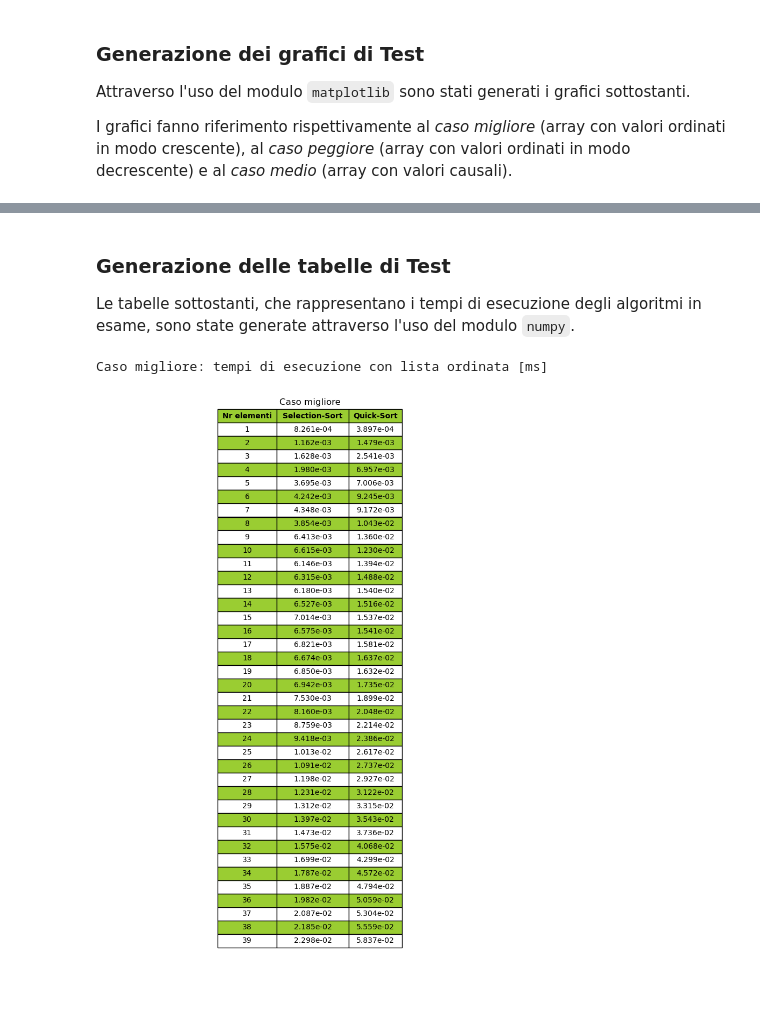
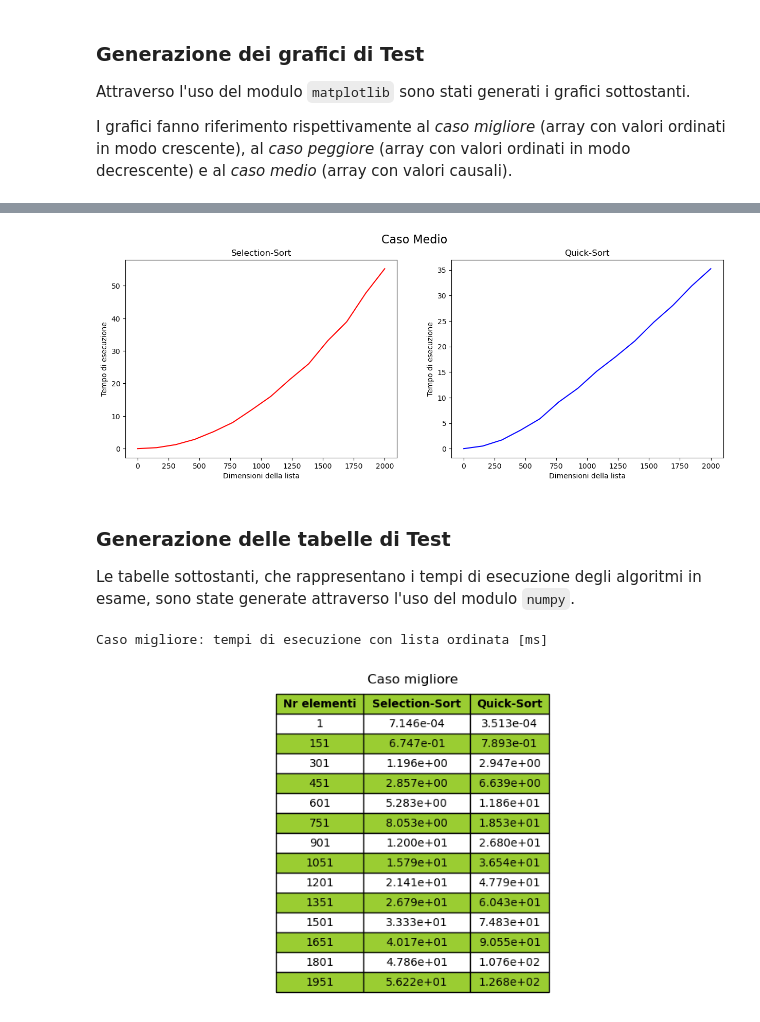
Before and after one commit to francescasani4/LabAlgoritmi_FrancescaSani, a Jupyter notebook: LaboratorioDiAlgoritmi/RelazioneEs2_FrancescaSani.ipynb, the cells around one changed output, grey strips where cells are left out. Cells and saved outputs as stored; diff of their text form; code cells hidden in the pictures; blank space fills up the shorter version.

```diff
--- a/LaboratorioDiAlgoritmi/RelazioneEs2_FrancescaSani.ipynb
+++ b/LaboratorioDiAlgoritmi/RelazioneEs2_FrancescaSani.ipynb
@@ -274,7 +275,7 @@ print("Eseguito")
 Eseguito
 # %%
 # Caso peggiore
-for i in range(1, n):
+for i in range(1, n, j):
     arrayTestS = reversedArray(i)
     arrayTestQ = arrayTestS
 
@@ -287,7 +288,7 @@ print("Eseguito")
 Eseguito
 # %%
 # Caso medio
-for i in range(1, n):
+for i in range(1, n, j):
     arrayTestS = randomArray(i)
     arrayTestQ = arrayTestS
 
@@ -299,11 +300,3 @@ for i in range(1, n):
 print("Eseguito")
 # %% [output]
 Eseguito
-# %%
-# Quick-Sort randomized caso medio
-for i in range(1, n):
-    arrayTestQ = randomArray(i)
-
-    quickSortRandomized.append(measureTime(randomizedQuickSort, arrayTestQ))
-
-print("Eseguito")
@@ -311,0 +303,8 @@ Eseguito
+# %%
+# Quick-Sort randomized caso medio
+for i in range(1, n, j):
+    arrayTestQ = randomArray(i)
+
+    quickSortRandomized.append(measureTime(randomizedQuickSort, arrayTestQ))
+
+print("Eseguito")
@@ -355,3 +352,7 @@ tracePlots(selcetionSortAverage, quickSortRandomized, "Caso Medio")
+# %%
+tracePlots(selcetionSortAverage, quickSortRandomized, "Caso Medio")
+# %% [output]
+[figure, added]
 # %% [markdown]
 ### Generazione delle tabelle di Test <a id="tabelleTest">
 
@@ -362,32 +363,32 @@ Le tabelle sottostanti, che rappresentano i tempi di esecuzione degli algoritmi
 # formattati in notazione scientifica (con 3 cifre decimali) per l'algoritmo "insertion sort" e una lista di
 # valori formattati in notazione scientifica per l'algoritmo "counting sort"
 worstData = [
-    [i for i in range(1, n)],
+    [i for i in range(1, n, j)],
     ["{:.3e}".format(val) for val in selcetionSortWorst],
     ["{:.3e}".format(val) for val in  quickSortWorst]
 ]
 
 averageData = [
-    [i for i in range(1, n)],
+    [i for i in range(1, n, j)],
     ["{:.3e}".format(val) for val in selcetionSortAverage],
     ["{:.3e}".format(val) for val in quickSortAverage]
 ]
 
 bestData = [
-    [i for i in range(1, n)],
+    [i for i in range(1, n, j)],
     ["{:.3e}".format(val) for val in selcetionSortBest],
     ["{:.3e}".format(val) for val in quickSortBest]
 ]
 
 randomizedData = [
-    [i for i in range(1, n)],
+    [i for i in range(1, n, j)],
     ["{:.3e}".format(val) for val in selcetionSortAverage],
     ["{:.3e}".format(val) for val in quickSortRandomized]
 ]
 
 # Prende in input una lista di colonne di dati, una tupla di intestazioni e un titolo
 def traceTables(columns: list, headers: tuple, title: str):
-    fig, ax = plt.subplots(figsize=(10, 13)) #serve per sistemare il titolo da rivedere
+    fig, ax = plt.subplots(figsize=(10, 5)) #serve per sistemare il titolo da rivedere
     plt.title(title)
 
 
@@ -395,34 +396,34 @@ def traceTables(columns: list, headers: tuple, title: str):
     data = np.stack(tuple(columns), axis=1)
 
     # Stile tabella
     ax.axis('off')
     table = ax.table(cellText=data, colLabels=headers, loc='center', cellLoc='center')
     table.auto_set_column_width(col=list(range(len(columns))))
     table.scale(1, 1.5)
 
     # Colorazione headers e le righe pari
     cell_colors = {
         cell: ("#9acd32", {"weight": "bold"})
         if table[cell].get_text().get_text() in headers
         else ("#9acd32", {})
         for cell in table._cells
         if cell[0] % 2 == 0
     }
     for cell, (color, text_props) in cell_colors.items():
         # set the color of the cell
         table[cell].set_facecolor(color)
         # set the text properties of the cell
         table[cell].set_text_props(**text_props)
         # ** used to expand the dictionary
     plt.show()
 
 print("Caso migliore: tempi di esecuzione con lista ordinata [ms]")
 traceTables(
     bestData,
     ("Nr elementi", "Selection-Sort", "Quick-Sort"), "Caso migliore")
 # %% [output]
 Caso migliore: tempi di esecuzione con lista ordinata [ms]
-[figure, old version]
+[figure, new version]
 # %%
 print("Caso peggiore: tempi di esecuzione con lista ordinata inversamente [ms] (Figura 4)")
 traceTables(
```
Also changed, not shown: parts of 28 cells of this notebook.
